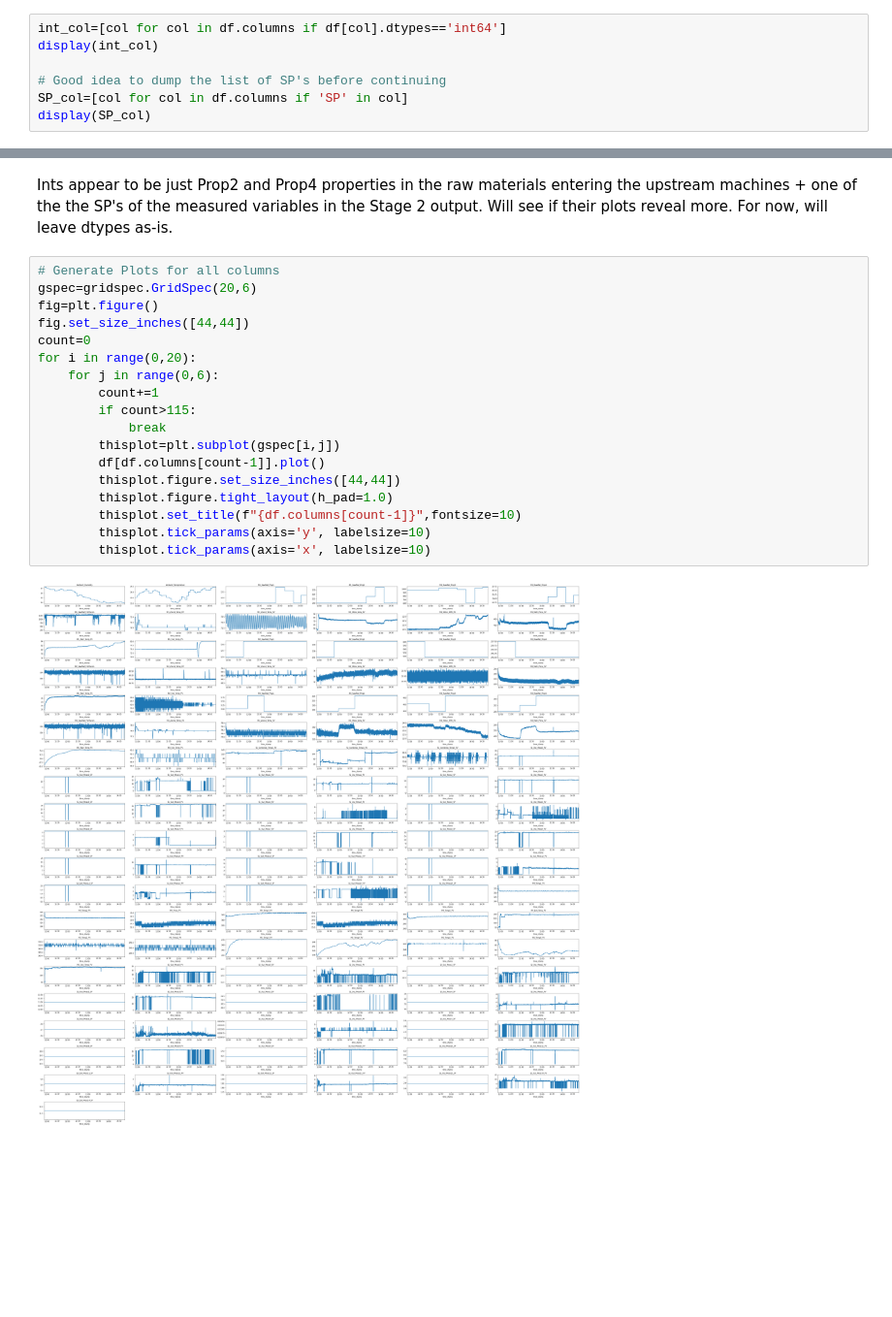
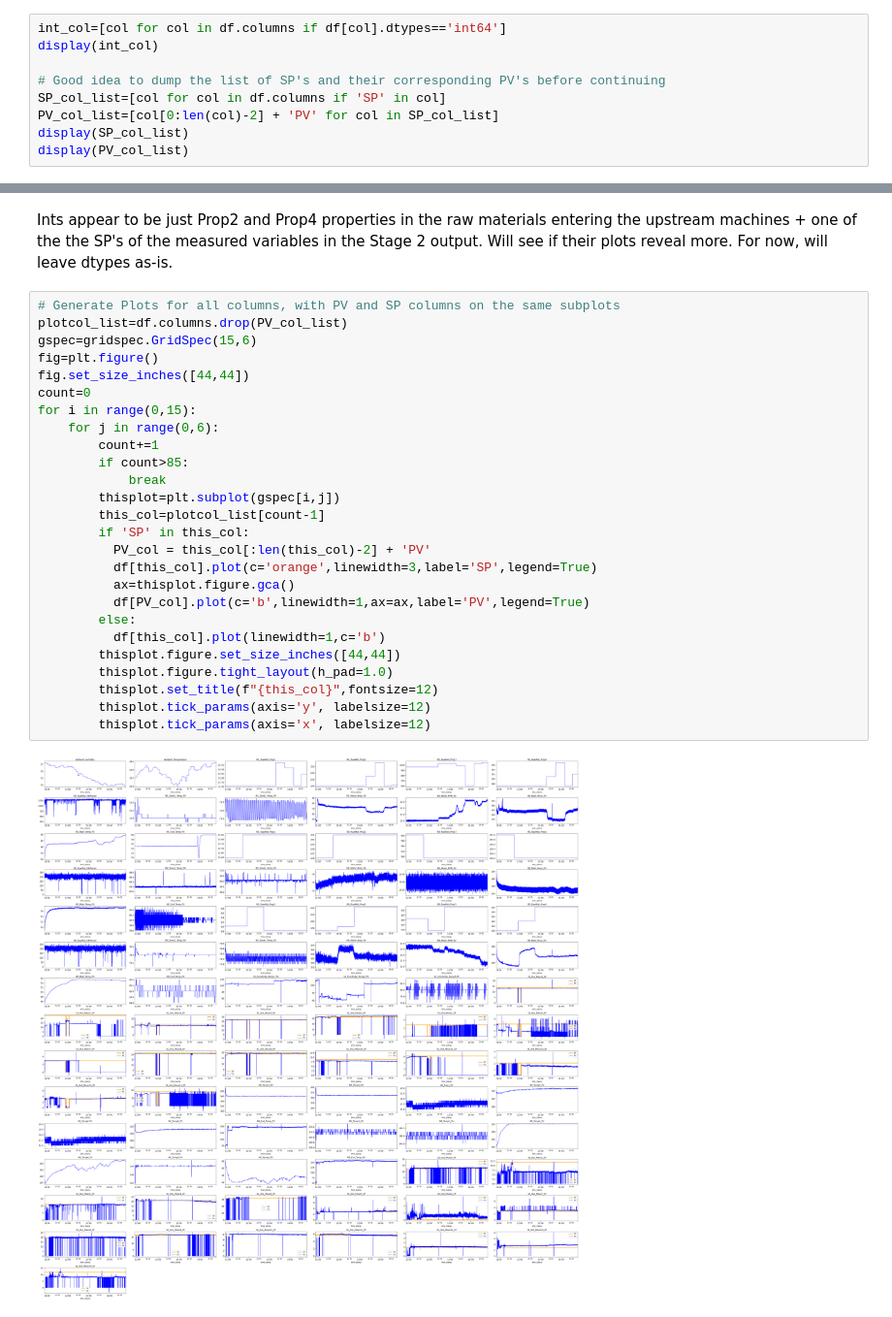
Before and after one commit to gbadeleye/Manufacturing-Projects, a Jupyter notebook: Multistage_Continuous_Flow_EDA.ipynb, the cells around one changed output, grey strips where cells are left out. Shown at 97% size. Drawn from its saved outputs; the diff is of its cells as text; blank space fills up the shorter version.

```diff
--- a/Multistage_Continuous_Flow_EDA.ipynb
+++ b/Multistage_Continuous_Flow_EDA.ipynb
@@ -207,9 +207,11 @@ According to info() method, some columns appear to be int64. Suspect these to be
 int_col=[col for col in df.columns if df[col].dtypes=='int64']
 display(int_col)
 
-# Good idea to dump the list of SP's before continuing
-SP_col=[col for col in df.columns if 'SP' in col]
-display(SP_col)
+# Good idea to dump the list of SP's and their corresponding PV's before continuing
+SP_col_list=[col for col in df.columns if 'SP' in col]
+PV_col_list=[col[0:len(col)-2] + 'PV' for col in SP_col_list]
+display(SP_col_list)
+display(PV_col_list)
 # %% [output]
 ['M1_RawMat_Prop2',
  'M1_RawMat_Prop4',
@@ -238,22 +257,30 @@ display(SP_col)
 # %% [markdown]
 Ints appear to be just Prop2 and Prop4 properties in the raw materials entering the upstream machines + one of the the SP's of  the measured variables in the Stage 2 output. Will see if their plots reveal more. For now, will leave dtypes as-is.
 # %%
-# Generate Plots for all columns
-gspec=gridspec.GridSpec(20,6)
+# Generate Plots for all columns, with PV and SP columns on the same subplots
+plotcol_list=df.columns.drop(PV_col_list)
+gspec=gridspec.GridSpec(15,6)
 fig=plt.figure()
 fig.set_size_inches([44,44])
 count=0
-for i in range(0,20):
+for i in range(0,15):
     for j in range(0,6):
         count+=1
-        if count>115:
+        if count>85:
             break
         thisplot=plt.subplot(gspec[i,j])
-        df[df.columns[count-1]].plot()
+        this_col=plotcol_list[count-1]
+        if 'SP' in this_col:
+          PV_col = this_col[:len(this_col)-2] + 'PV'
+          df[this_col].plot(c='orange',linewidth=3,label='SP',legend=True)
+          ax=thisplot.figure.gca()
+          df[PV_col].plot(c='b',linewidth=1,ax=ax,label='PV',legend=True)
+        else:
+          df[this_col].plot(linewidth=1,c='b')
         thisplot.figure.set_size_inches([44,44])
         thisplot.figure.tight_layout(h_pad=1.0)
-        thisplot.set_title(f"{df.columns[count-1]}",fontsize=10)
-        thisplot.tick_params(axis='y', labelsize=10)
-        thisplot.tick_params(axis='x', labelsize=10)
+        thisplot.set_title(f"{this_col}",fontsize=12)
+        thisplot.tick_params(axis='y', labelsize=12)
+        thisplot.tick_params(axis='x', labelsize=12)
 # %% [output]
-[figure, old version]
+[figure, new version]
```
Also changed, not shown: parts of 5 cells of this notebook.
